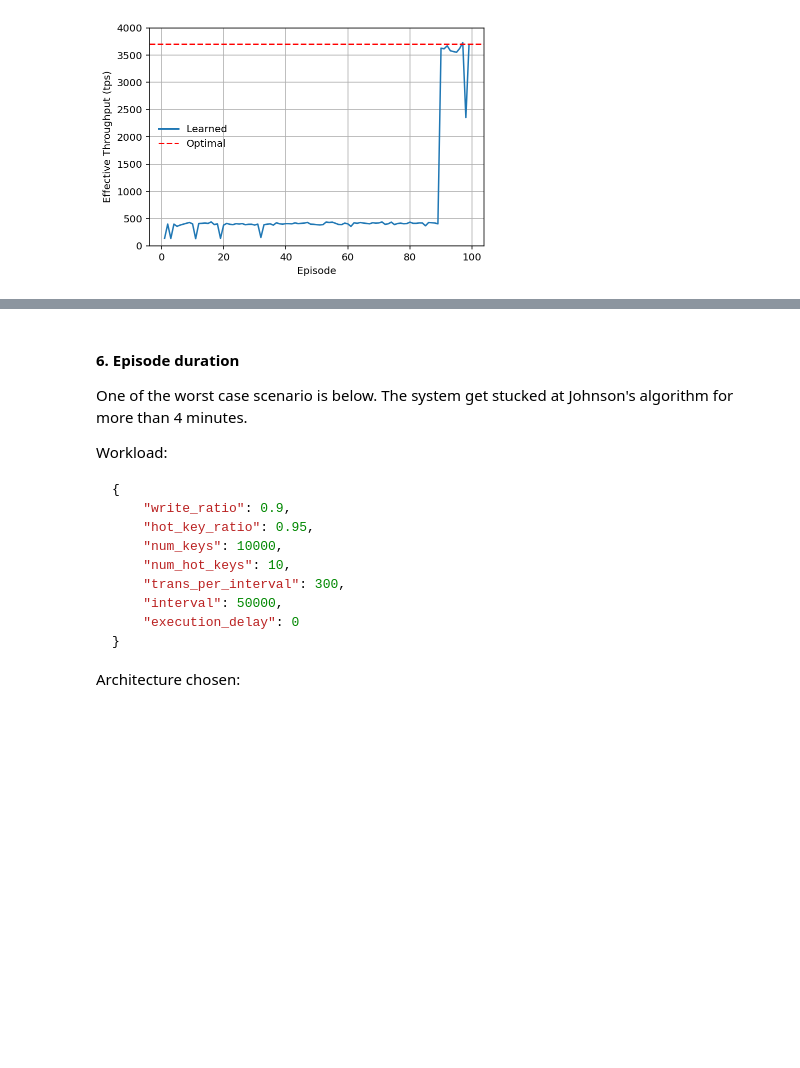
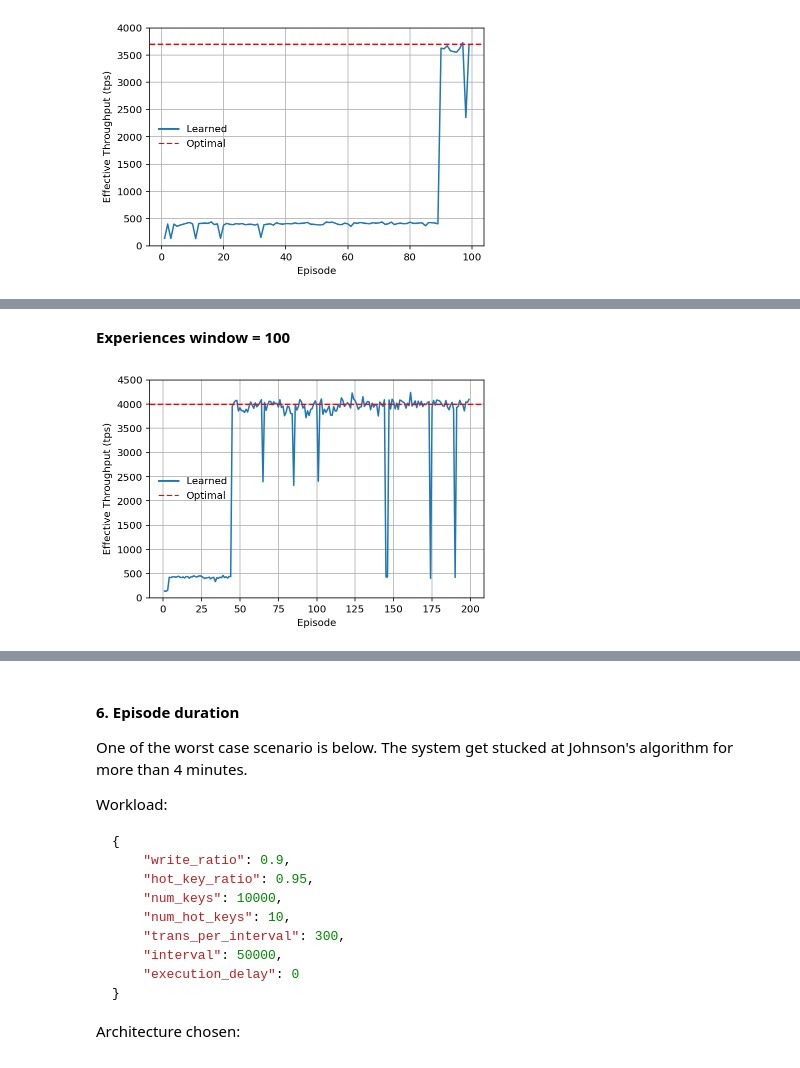
Before and after one commit to chenyuanwu/AdaChain, a Jupyter notebook: src/learning/visualization.ipynb, the cells around one changed output, grey strips where cells are left out. Saved outputs shown, nothing was run; the diff lists cells and outputs as text; code cells hidden in the pictures; blank space fills up the shorter version.

```diff
--- a/src/learning/visualization.ipynb
+++ b/src/learning/visualization.ipynb
@@ -113,0 +140,6 @@ exp1_plot_throughput('ts_episode_100_7.csv', 4000, 3700)
+# %% [markdown]
+**Experiences window = 100**
+# %%
+exp1_plot_throughput('ts_episode_200_4.csv', 4500, 4000)
+# %% [output]
+[figure, added]
```
Also changed, not shown: parts of 14 cells of this notebook, 9 other files.
